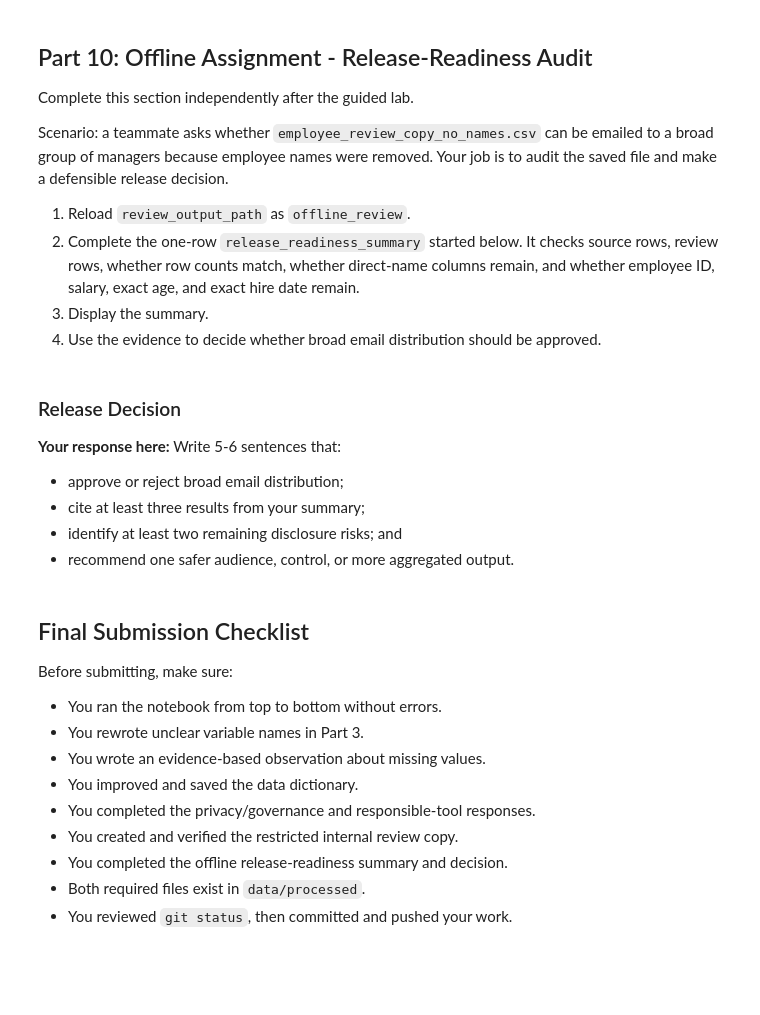
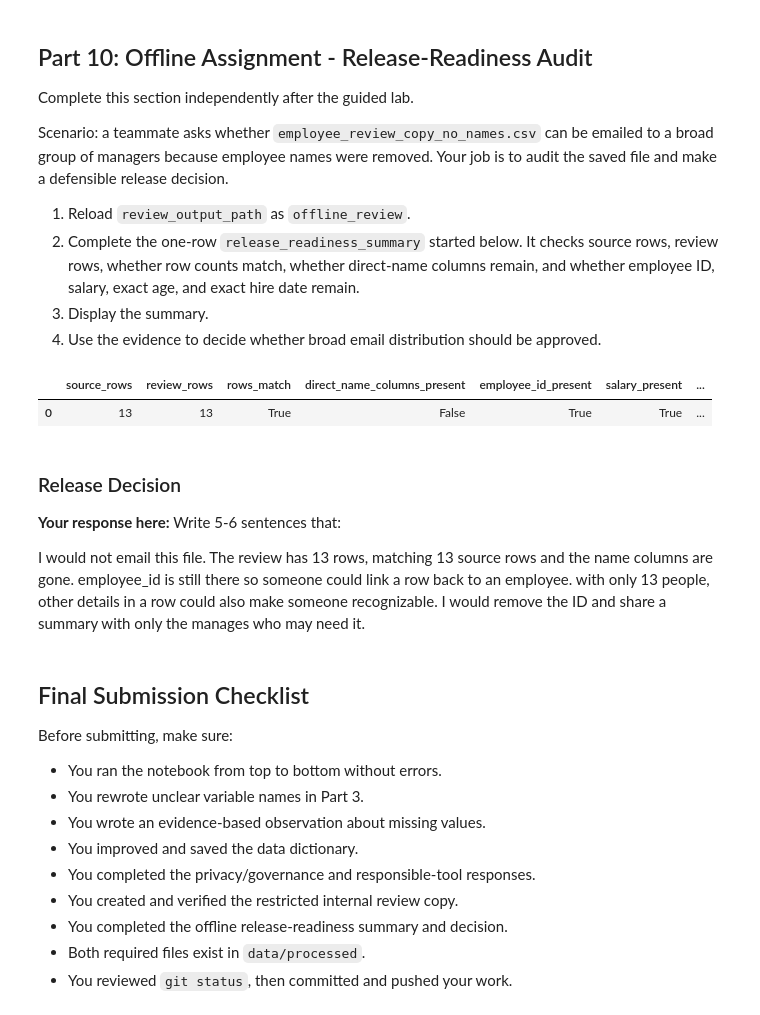
Before and after one commit to Shwesein/ban6003-week3-4-shwesein, a Jupyter notebook: notebooks/week4_github_repro_governance_lab.ipynb, the cells around one changed output. Drawn from its saved outputs; the diff is of its cells as text; code cells hidden in the pictures; blank space fills up the shorter version.

```diff
--- a/notebooks/week4_github_repro_governance_lab.ipynb
+++ b/notebooks/week4_github_repro_governance_lab.ipynb
@@ -391,30 +391,30 @@ Scenario: a teammate asks whether `employee_review_copy_no_names.csv` can be ema
 # %%
 # Offline Assignment
 # Hint: use `"column_name" in offline_review.columns` for each remaining-field check.
 # The direct-name check is already completed as an example.
 offline_review = pd.read_csv(review_output_path)
 
 release_readiness_summary = pd.DataFrame([{
     "source_rows": len(employees_raw),
     "review_rows": len(offline_review),
     "rows_match": len(employees_raw) == len(offline_review),
     "direct_name_columns_present": bool(set(direct_name_columns) & set(offline_review.columns)),
-    "employee_id_present": None,  # TODO
-    "salary_present": None,  # TODO
-    "exact_age_present": None,  # TODO
-    "exact_hire_date_present": None,  # TODO
+    "employee_id_present": "employee_id" in offline_review.columns,
+    "salary_present": 'salary' in offline_review.columns,
+    "exact_age_present": 'age' in offline_review.columns,
+    "exact_hire_date_present": 'hire_date' in offline_review.columns,
 }])
 
 release_readiness_summary
+# %% [output]
+|  | source_rows | review_rows | rows_match | direct_name_columns_present | employee_id_present | salary_present | ... |
+| 0 | 13 | 13 | True | False | True | True | ... |
 # %% [markdown]
 ### Release Decision
 
 **Your response here:** Write 5-6 sentences that:
 
-- approve or reject broad email distribution;
-- cite at least three results from your summary;
-- identify at least two remaining disclosure risks; and
-- recommend one safer audience, control, or more aggregated output.
+I would not email this file. The review has 13 rows, matching 13 source rows and the name columns are gone. employee_id is still there so someone could link a row back to an employee. with only 13 people, other details in a row could also make someone recognizable. I would remove the ID and share a summary with only the manages who may need it.
 # %% [markdown]
 ## Final Submission Checklist
 
```
Also changed, not shown: parts of 1 cell of this notebook.
